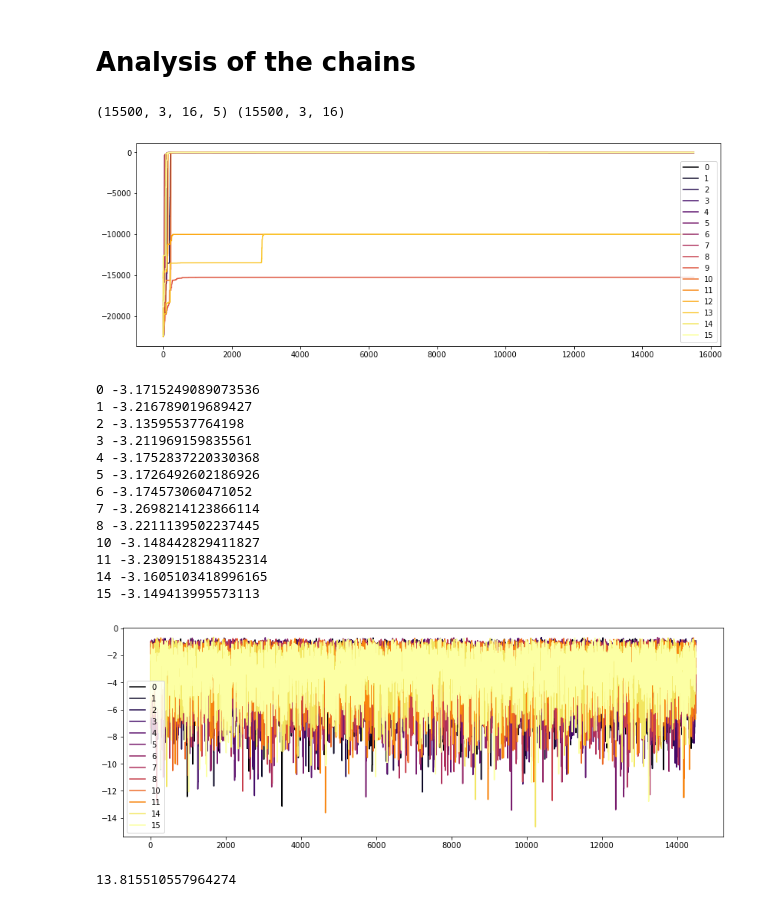
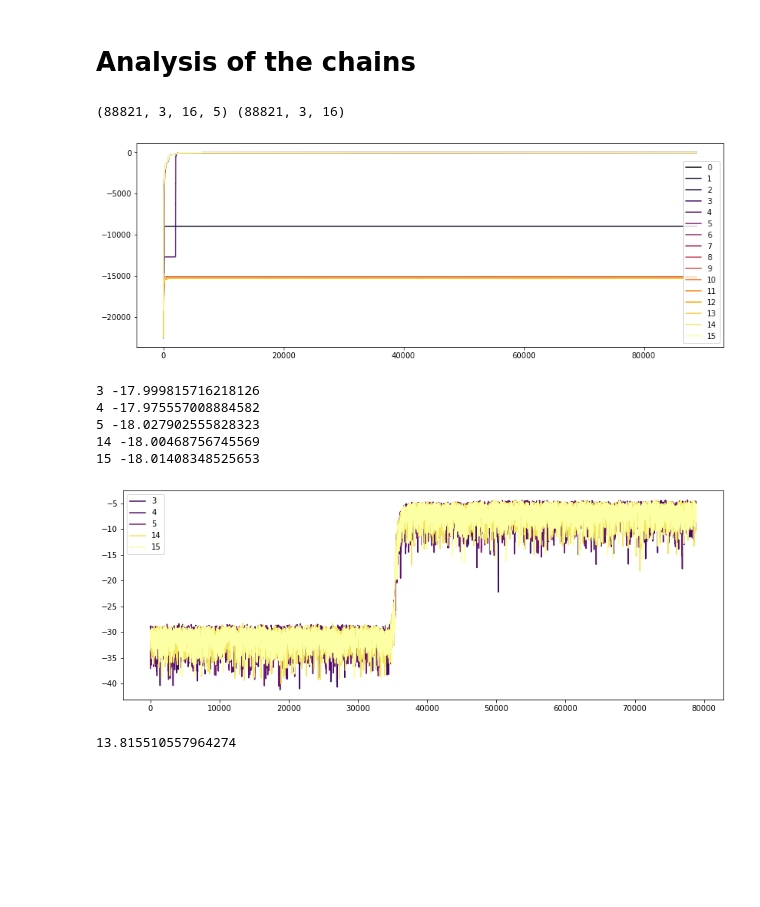
Before and after one commit to lorenzsp/testGRwEMRIs, a Jupyter notebook: pyAAKwave/mcmc/chain_analysis.ipynb, the cells around one changed output. Drawn from its saved outputs; the diff is of its cells as text; code cells hidden in the pictures; blank space fills up the shorter version.

```diff
--- a/pyAAKwave/mcmc/chain_analysis.ipynb
+++ b/pyAAKwave/mcmc/chain_analysis.ipynb
@@ -9,7 +9,7 @@ from lisatools.sampling.utility import ModifiedHDFBackend
 # import getdist
 import corner
 # %%
-filename ='bias_GR_AAK_snr_150_no_noise_1000000.0_10.0_0.9_7.2_0.0_T1.0.h5'
+filename ='bias_GR_AAK_snr_150_no_noise_1000000.0_10.0_0.9_7.2_0.03_T1.03.h5'
 back = ModifiedHDFBackend(filename)
 # %%
 chains = back.get_chain()
@@ -22,7 +22,7 @@ n_dim = chains.shape[-1]
 
 temp =0
 # %% [output]
-(15500, 3, 16, 5) (15500, 3, 16)
+(88821, 3, 16, 5) (88821, 3, 16)
 # %%
 colors = plt.cm.inferno(np.linspace(0,1,n))
 
@@ -36,39 +36,31 @@ for i in range(0,n):
 plt.legend()
 plt.show()
 # %% [output]
-[figure, old version]
+[figure, new version]
 # %%
-burnin = 1000
+burnin = 10000
 # select chains
 good_chains = []
 for i in range(0,n):
-    if np.mean(loglike[burnin:,temp,i])>-10.0:
+    if np.mean(loglike[burnin:,temp,i])>-100.0:
         print(i, np.mean(loglike[burnin:,temp,i]))
         good_chains.append(i)
 
 
 plt.figure(figsize=(14,5))
 
 for i in good_chains:
     plt.plot(loglike[burnin:,temp,i],label=str(i),color=colors[i])
 
 plt.legend()
 plt.show()
 # %% [output]
-0 -3.1715249089073536
-1 -3.216789019689427
-2 -3.13595537764198
-3 -3.211969159835561
-4 -3.1752837220330368
-5 -3.1726492602186926
-6 -3.174573060471052
-7 -3.2698214123866114
-8 -3.2211139502237445
-10 -3.148442829411827
-11 -3.2309151884352314
-14 -3.1605103418996165
-15 -3.149413995573113
+3 -17.999815716218126
+4 -17.975557008884582
+5 -18.027902555828323
+14 -18.00468756745569
+15 -18.01408348525653
-[figure, old version]
+[figure, new version]
 # %%
 np.log(1000000.0)
 # %% [output]
```
Also changed, not shown: parts of 3 cells of this notebook, 4 other files.
